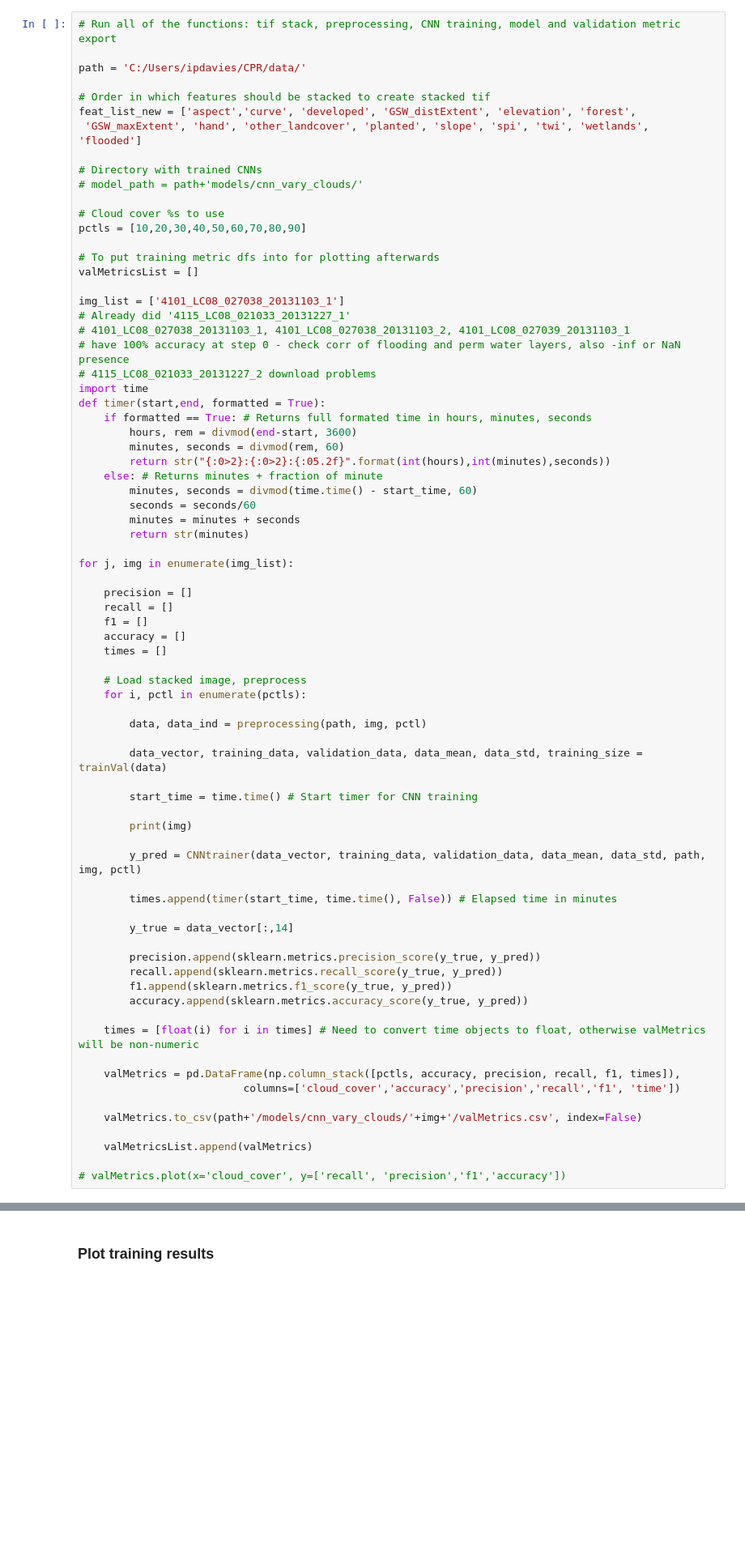
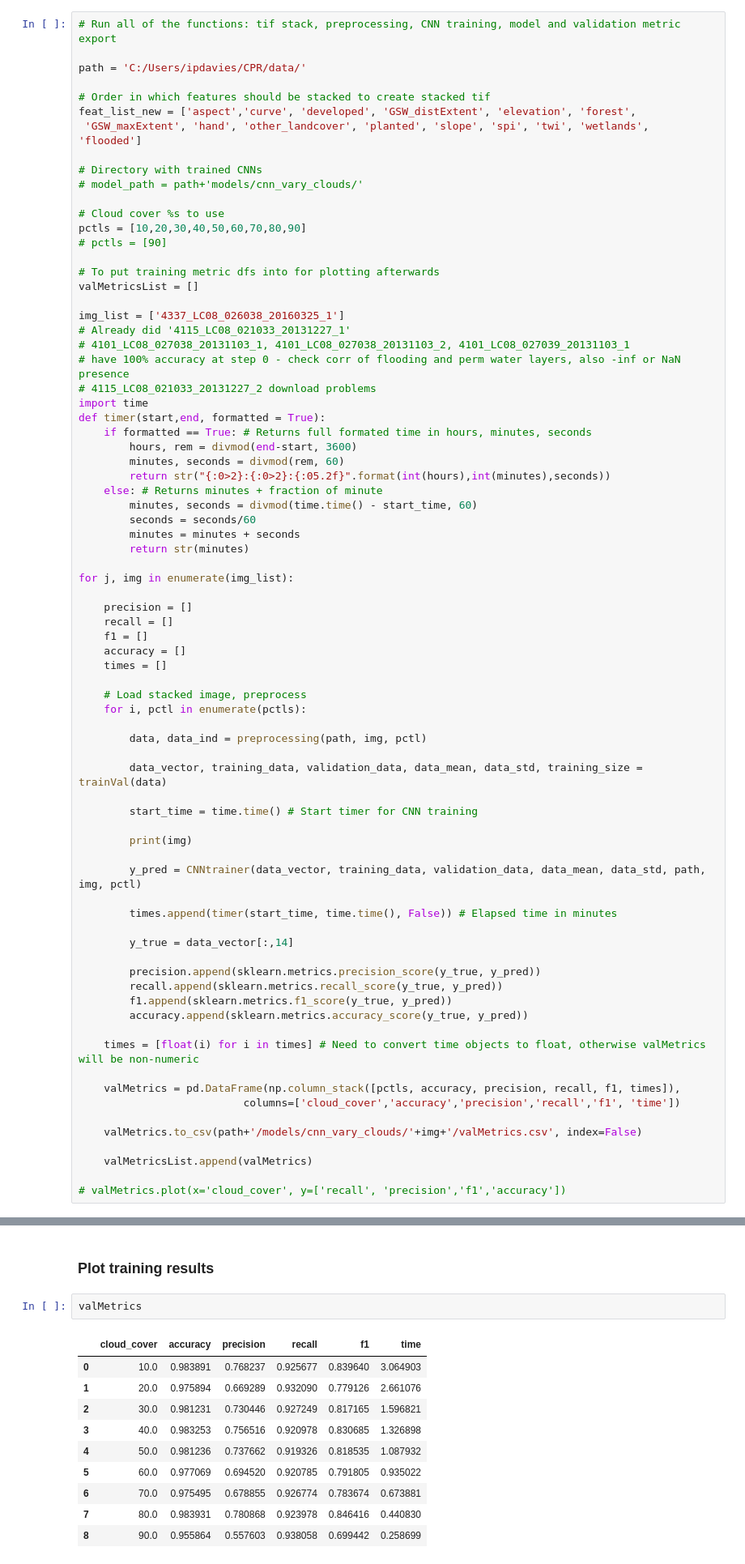
Before and after one commit to ianpdavies/cloudy_flood_prediction, a Jupyter notebook: notebooks/CNN_multi_train.ipynb, the cells around one changed output, grey strips where cells are left out. Shown at 81% size. Drawn from its saved outputs; the diff is of its cells as text; blank space fills up the shorter version.

Commit message:
Added correct metrics summaries during batch training

```diff
--- a/notebooks/CNN_multi_train.ipynb
+++ b/notebooks/CNN_multi_train.ipynb
@@ -471,11 +516,12 @@ feat_list_new = ['aspect','curve', 'developed', 'GSW_distExtent', 'elevation', '
 
 # Cloud cover %s to use
 pctls = [10,20,30,40,50,60,70,80,90]
+# pctls = [90]
 
 # To put training metric dfs into for plotting afterwards
 valMetricsList = []
 
-img_list = ['4101_LC08_027038_20131103_1']
+img_list = ['4337_LC08_026038_20160325_1']
 # Already did '4115_LC08_021033_20131227_1'
 # 4101_LC08_027038_20131103_1, 4101_LC08_027038_20131103_2, 4101_LC08_027039_20131103_1
 # have 100% accuracy at step 0 - check corr of flooding and perm water layers, also -inf or NaN presence
@@ -545,5 +585,18 @@ AttributeError: 'list' object has no attribute 'eval'
 # %% [markdown]
 ### Plot training results
+# %%
+valMetrics
+# %% [output]
+|  | cloud_cover | accuracy | precision | recall | f1 | time |
+| 0 | 10.0 | 0.983891 | 0.768237 | 0.925677 | 0.839640 | 3.064903 |
+| 1 | 20.0 | 0.975894 | 0.669289 | 0.932090 | 0.779126 | 2.661076 |
+| 2 | 30.0 | 0.981231 | 0.730446 | 0.927249 | 0.817165 | 1.596821 |
+| 3 | 40.0 | 0.983253 | 0.756516 | 0.920978 | 0.830685 | 1.326898 |
+| 4 | 50.0 | 0.981236 | 0.737662 | 0.919326 | 0.818535 | 1.087932 |
+| 5 | 60.0 | 0.977069 | 0.694520 | 0.920785 | 0.791805 | 0.935022 |
+| 6 | 70.0 | 0.975495 | 0.678855 | 0.926774 | 0.783674 | 0.673881 |
+| 7 | 80.0 | 0.983931 | 0.780868 | 0.923978 | 0.846416 | 0.440830 |
+| 8 | 90.0 | 0.955864 | 0.557603 | 0.938058 | 0.699442 | 0.258699 |
 # %%
 columns = 2
 
```
Also changed, not shown: parts of 2 cells of this notebook.
